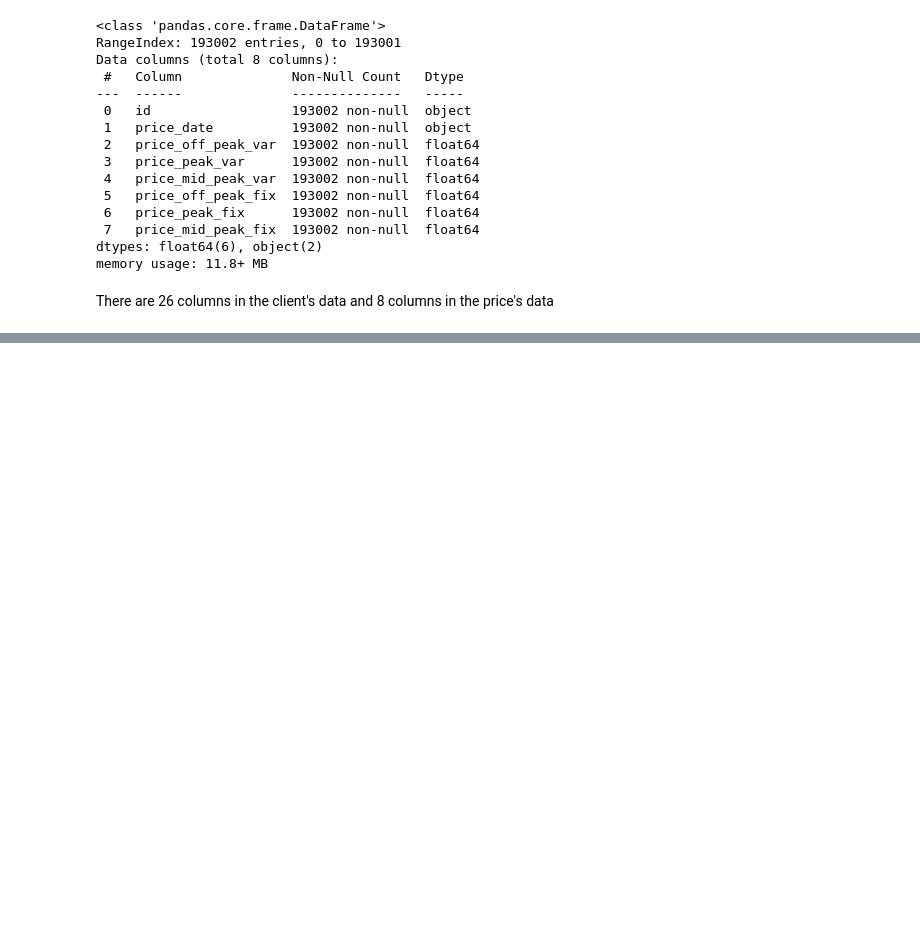
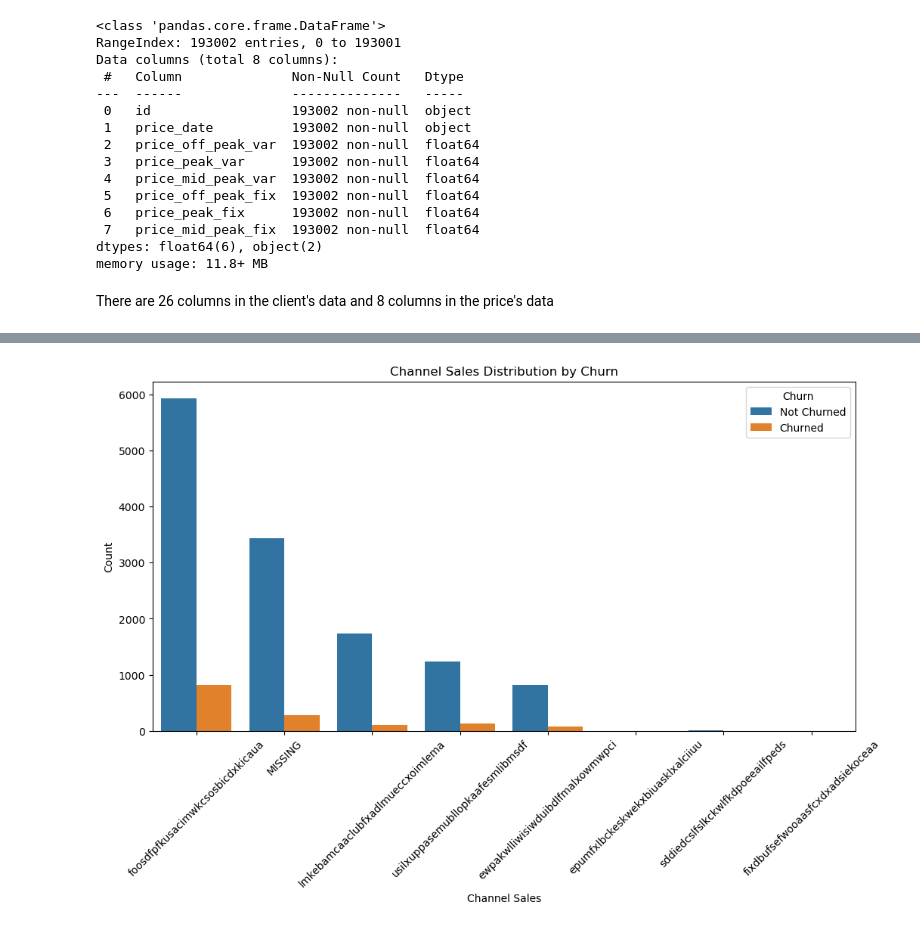
Before and after one commit to LaraOnipede/BCG_DataScience_AdvancedAnalytics_Virtual_Internship, a Jupyter notebook: EDA.ipynb, the cells around one changed output, grey strips where cells are left out. Drawn from its saved outputs; the diff is of its cells as text; code cells hidden in the pictures; blank space fills up the shorter version.

```diff
--- a/EDA.ipynb
+++ b/EDA.ipynb
@@ -77,0 +143,12 @@ There are 26 columns in the client's data and 8 columns in the price's data
+# %%
+# Create a count plot for channel sales
+plt.figure(figsize=(12, 6))
+sns.countplot(data=client_data, x='channel_sales', hue='churn')
+plt.title('Channel Sales Distribution by Churn')
+plt.xlabel('Channel Sales')
+plt.ylabel('Count')
+plt.xticks(rotation=45)
+plt.legend(title='Churn', labels=['Not Churned', 'Churned'])
+plt.show()
+# %% [output]
+[figure, added]
```
Also changed, not shown: parts of 7 cells of this notebook.
